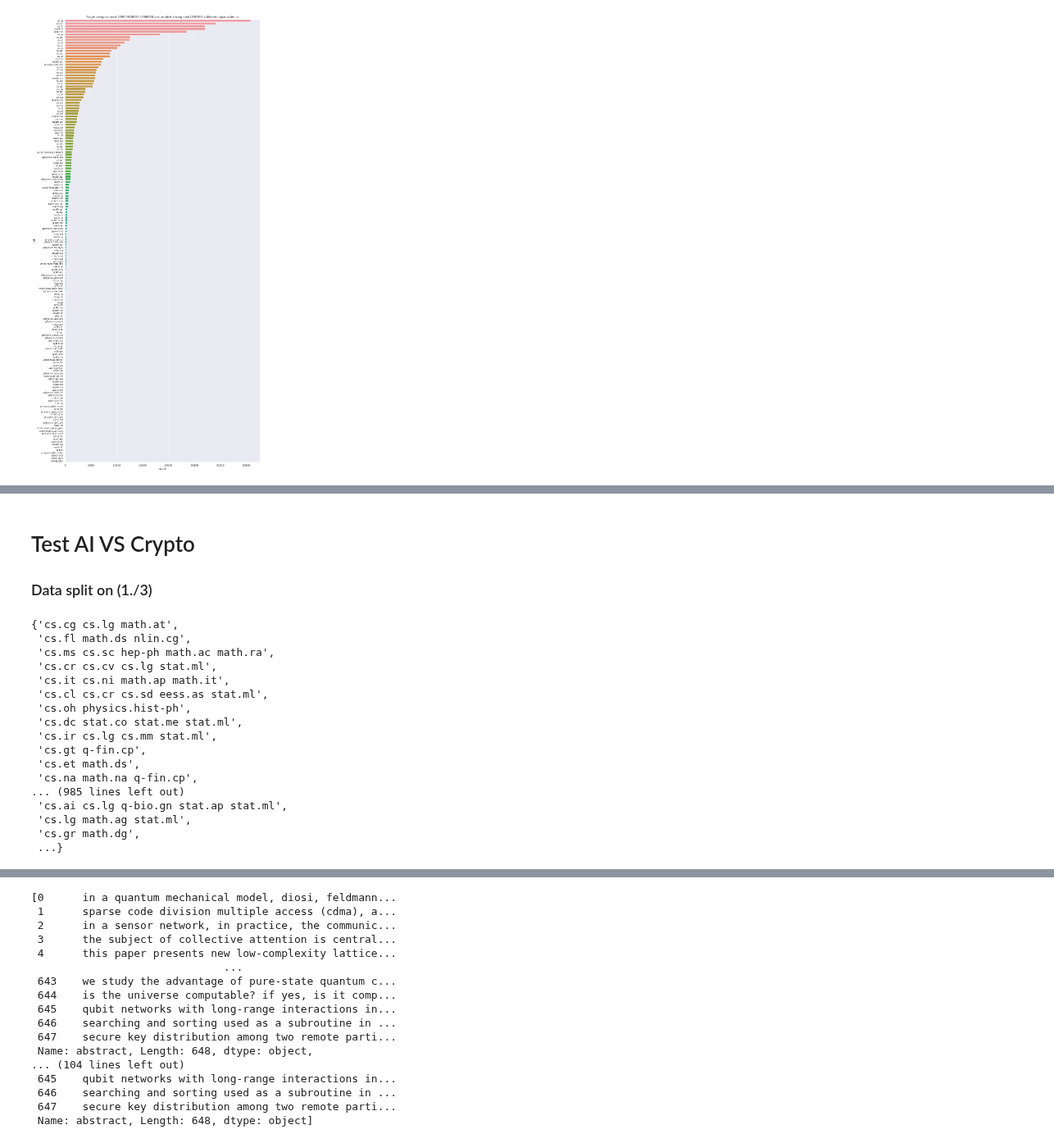
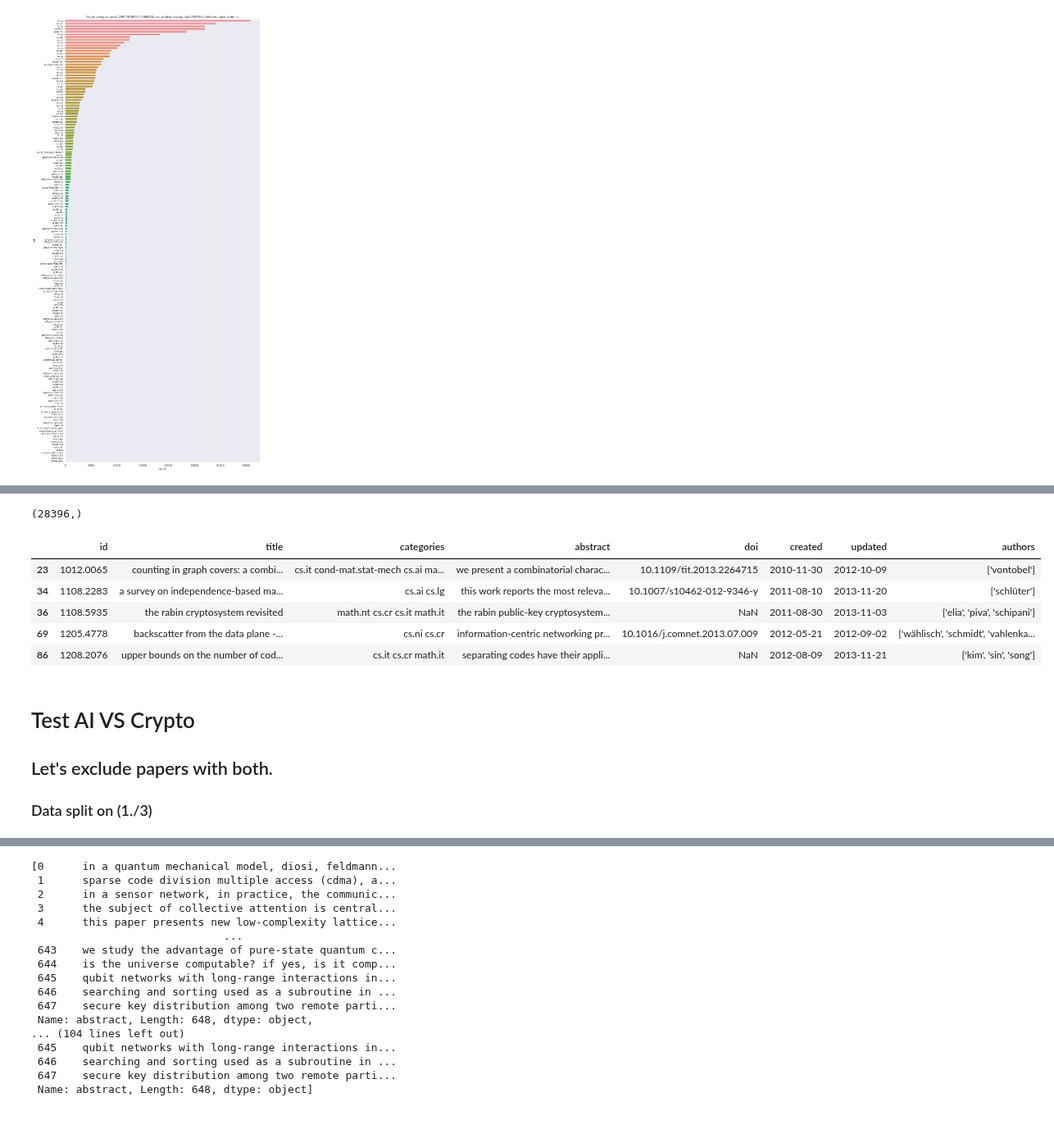
Before and after one commit to IIT-ML/interpretable-text-classification, a Jupyter notebook: arxiv_bulk_data_access.ipynb, the cells around one changed output, grey strips where cells are left out. Shown at 82% size. Saved outputs shown, nothing was run; the diff lists cells and outputs as text; code cells hidden in the pictures; blank space fills up the shorter version.

```diff
--- a/arxiv_bulk_data_access.ipynb
+++ b/arxiv_bulk_data_access.ipynb
@@ -178,5 +237,30 @@ ax = sns.barplot(x="count", y="cat", data=single_category_df)
+# %%
+indices = np.where(np.array([s[0] for s in single_category]) == 1)[0]
+# %%
+indices.shape
+# %% [output]
+(28396,)
+# %%
+# we got indices.
+# Now let's see what kind of words do they have.
+
+X_ = data.iloc[indices]
+# %%
+# Let's put on parquet file for ease access
+
+X_.head()
+# %% [output]
+|  | id | title | categories | abstract | doi | created | updated | authors |
+| 23 | 1012.0065 | counting in graph covers: a combi... | cs.it cond-mat.stat-mech cs.ai ma... | we present a combinatorial charac... | 10.1109/tit.2013.2264715 | 2010-11-30 | 2012-10-09 | ['vontobel'] |
+| 34 | 1108.2283 | a survey on independence-based ma... | cs.ai cs.lg | this work reports the most releva... | 10.1007/s10462-012-9346-y | 2011-08-10 | 2013-11-20 | ['schlüter'] |
+| 36 | 1108.5935 | the rabin cryptosystem revisited | math.nt cs.cr cs.it math.it | the rabin public-key cryptosystem... | NaN | 2011-08-30 | 2013-11-03 | ['elia', 'piva', 'schipani'] |
+| 69 | 1205.4778 | backscatter from the data plane -... | cs.ni cs.cr | information-centric networking pr... | 10.1016/j.comnet.2013.07.009 | 2012-05-21 | 2012-09-02 | ['wählisch', 'schmidt', 'vahlenka... |
+| 86 | 1208.2076 | upper bounds on the number of cod... | cs.it cs.cr math.it | separating codes have their appli... | NaN | 2012-08-09 | 2013-11-21 | ['kim', 'sin', 'song'] |
 # %% [markdown]
 # Test AI VS Crypto
+
+## Let's exclude papers with both.
+
 ### Data split on (1./3)
 # %%
 plt.figure(figsize=(20,10))
@@ -191,20 +267,0 @@ data['categories'] = data['categories'].apply(label_mapping)
-# %%
-set(data['categories'])
-# %% [output]
-{'cs.cg cs.lg math.at',
- 'cs.fl math.ds nlin.cg',
- 'cs.ms cs.sc hep-ph math.ac math.ra',
- 'cs.cr cs.cv cs.lg stat.ml',
- 'cs.it cs.ni math.ap math.it',
- 'cs.cl cs.cr cs.sd eess.as stat.ml',
- 'cs.oh physics.hist-ph',
- 'cs.dc stat.co stat.me stat.ml',
- 'cs.ir cs.lg cs.mm stat.ml',
- 'cs.gt q-fin.cp',
- 'cs.et math.ds',
- 'cs.na math.na q-fin.cp',
-... (985 lines left out)
- 'cs.ai cs.lg q-bio.gn stat.ap stat.ml',
- 'cs.lg math.ag stat.ml',
- 'cs.gr math.dg',
- ...}
```
Also changed, not shown: parts of 14 cells of this notebook.
